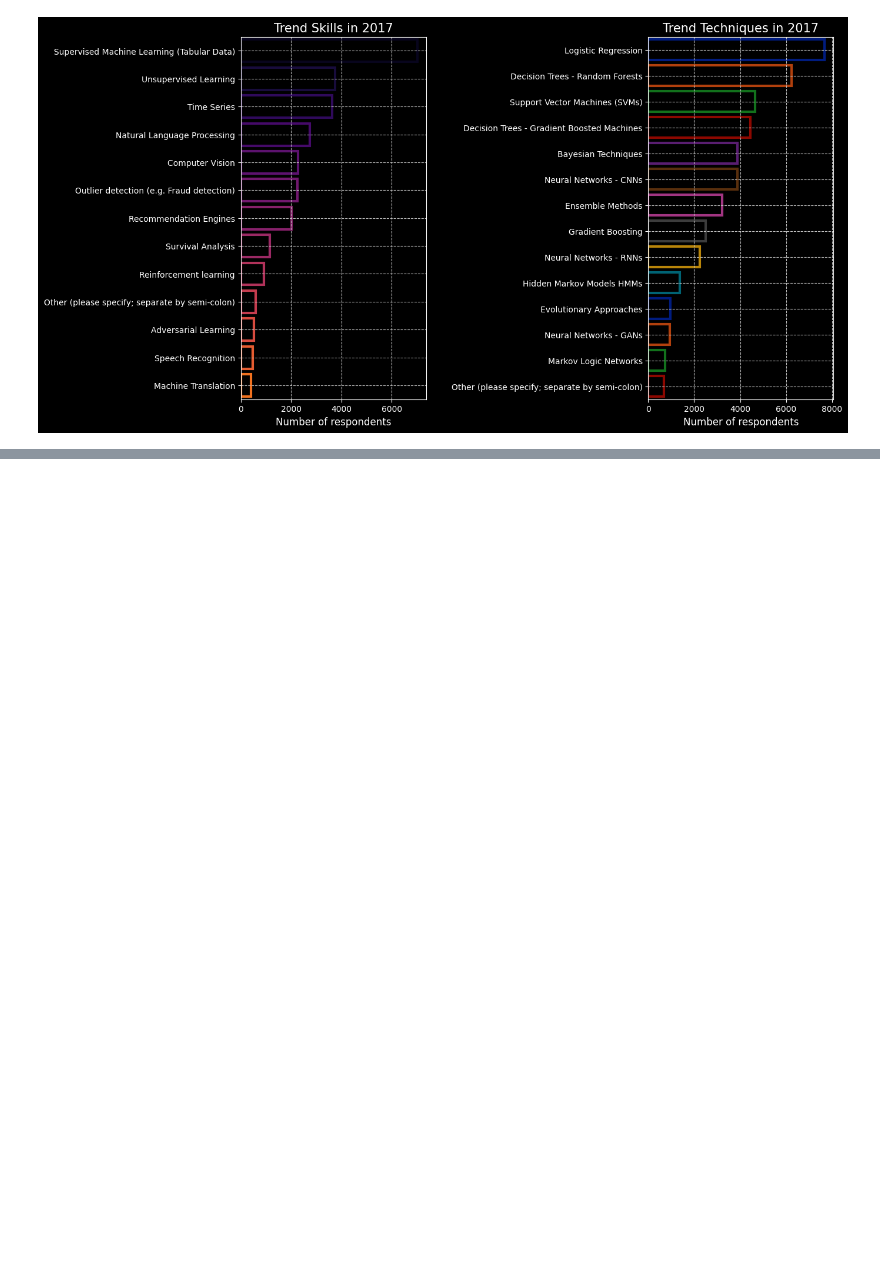
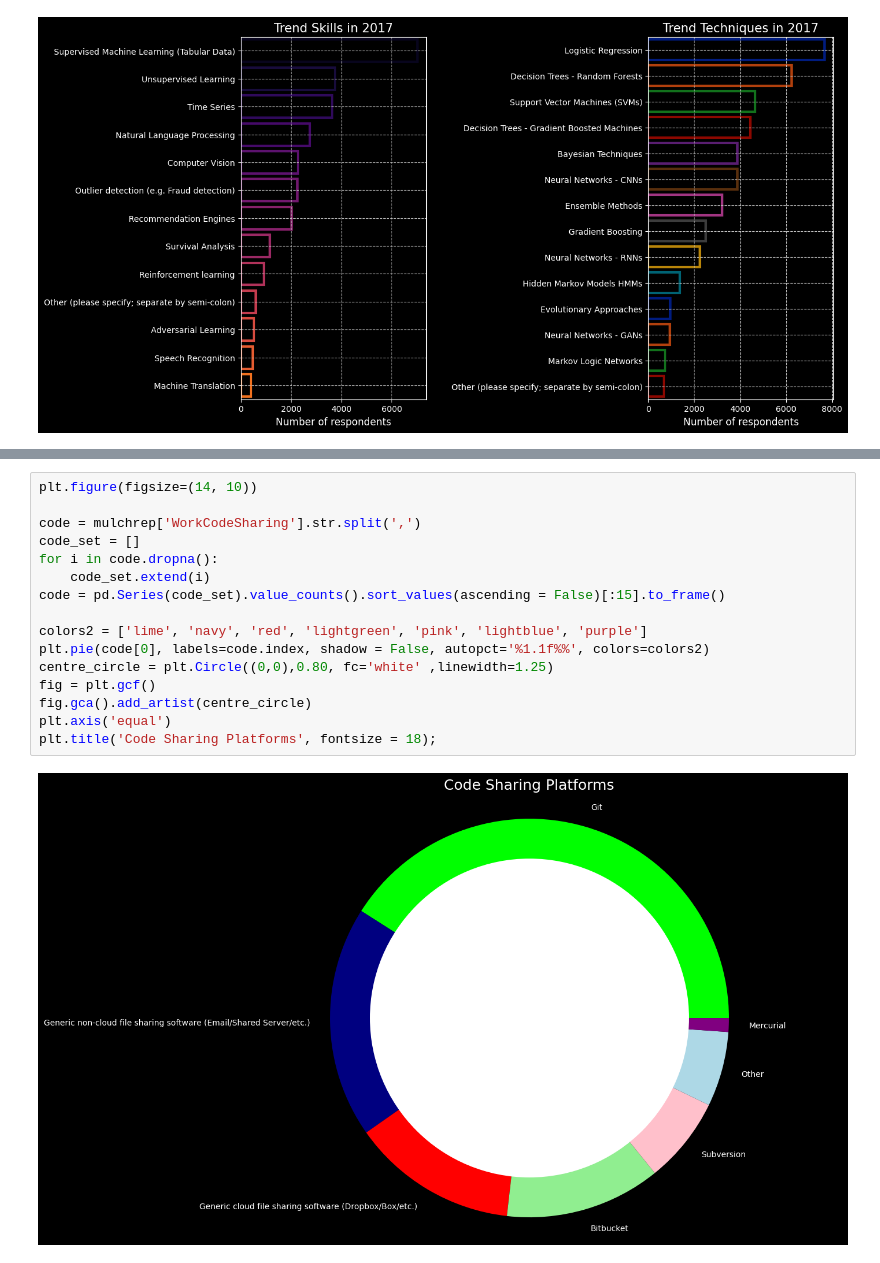
Before and after one commit to TelRich/Multiple_Choice_Response_Analysis, a Jupyter notebook: plotly_a.ipynb, the cells around one changed output, grey strips where cells are left out. Drawn from its saved outputs; the diff is of its cells as text; blank space fills up the shorter version.

```diff
--- a/plotly_a.ipynb
+++ b/plotly_a.ipynb
@@ -861,0 +930,18 @@ plt.subplots_adjust(wspace=1.2)
+# %%
+plt.figure(figsize=(14, 10))
+
+code = mulchrep['WorkCodeSharing'].str.split(',')
+code_set = []
+for i in code.dropna():
+    code_set.extend(i)
+code = pd.Series(code_set).value_counts().sort_values(ascending = False)[:15].to_frame()
+
+colors2 = ['lime', 'navy', 'red', 'lightgreen', 'pink', 'lightblue', 'purple']
+plt.pie(code[0], labels=code.index, shadow = False, autopct='%1.1f%%', colors=colors2)
+centre_circle = plt.Circle((0,0),0.80, fc='white' ,linewidth=1.25)
+fig = plt.gcf()
+fig.gca().add_artist(centre_circle)
+plt.axis('equal')
+plt.title('Code Sharing Platforms', fontsize = 18);
+# %% [output]
+[figure, added]
```
Also changed, not shown: parts of 19 cells of this notebook.
